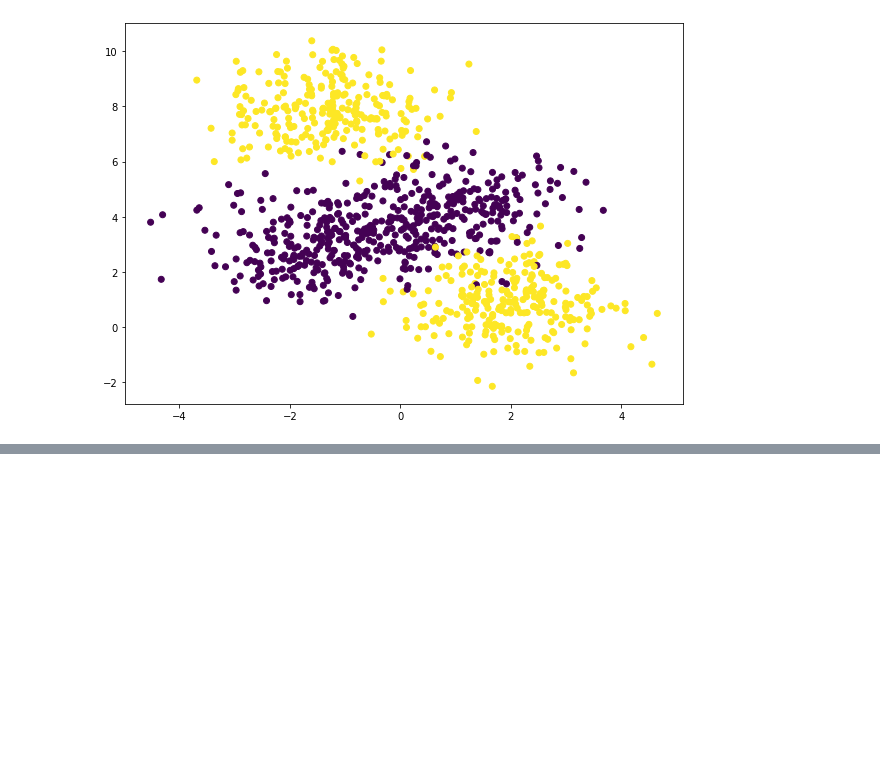
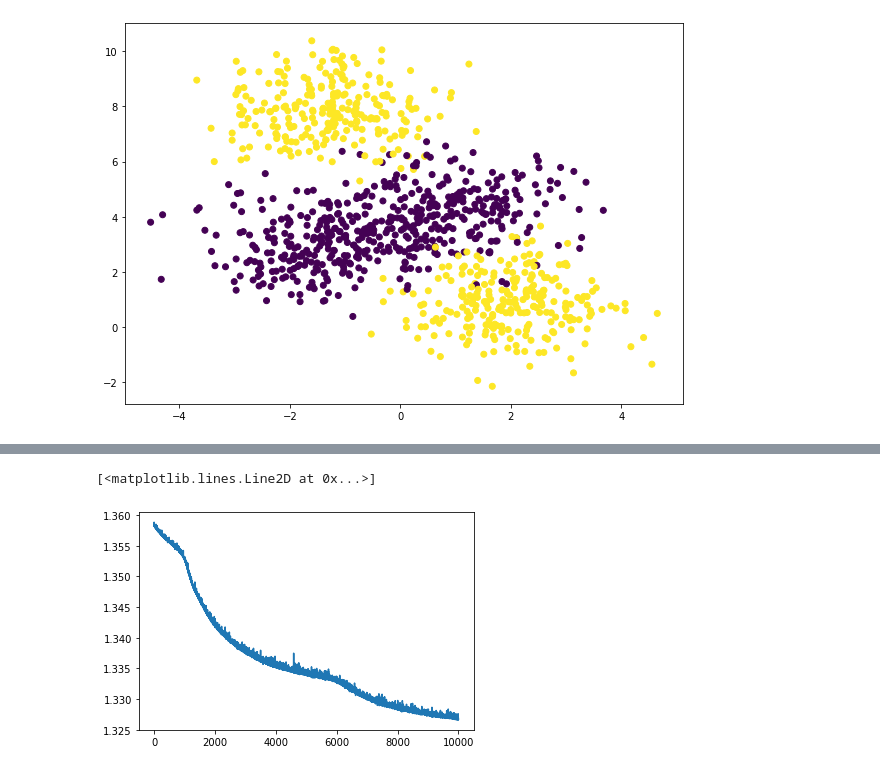
Before and after one commit to rissuuuu/DataScience, a Jupyter notebook: DeepLearning_Complete/Gradients comparison.ipynb, the cells around one changed output, grey strips where cells are left out. Drawn from its saved outputs; the diff is of its cells as text; code cells hidden in the pictures; blank space fills up the shorter version.

```diff
--- a/DeepLearning_Complete/Gradients comparison.ipynb
+++ b/DeepLearning_Complete/Gradients comparison.ipynb
@@ -19,0 +22,5 @@ X_train,X_test,y_train,y_test=train_test_split(X,y,stratify=y, random_state=0)
+# %%
+model=Sequential()
+model.add(Dense(input_dim=2,units=20,activation='sigmoid'))
+model.add(Dense(units=1,activation='sigmoid'))
+model.compile(optimizer='adam',loss='mean',metrics=['mse'])
@@ -19,0 +44,2 @@ X_train,X_test,y_train,y_test=train_test_split(X,y,stratify=y, random_state=0)
+# %%
+h=model.fit(X_train,y_train,validation_data=(X_test,y_test),epochs=10000)
@@ -19,0 +64,5 @@ X_train,X_test,y_train,y_test=train_test_split(X,y,stratify=y, random_state=0)
+# %%
+pl.plot(h.history['loss'])
+# %% [output]
+[<matplotlib.lines.Line2D at 0x...>]
+[figure, added]
```
Also changed, not shown: parts of 4 cells of this notebook.
